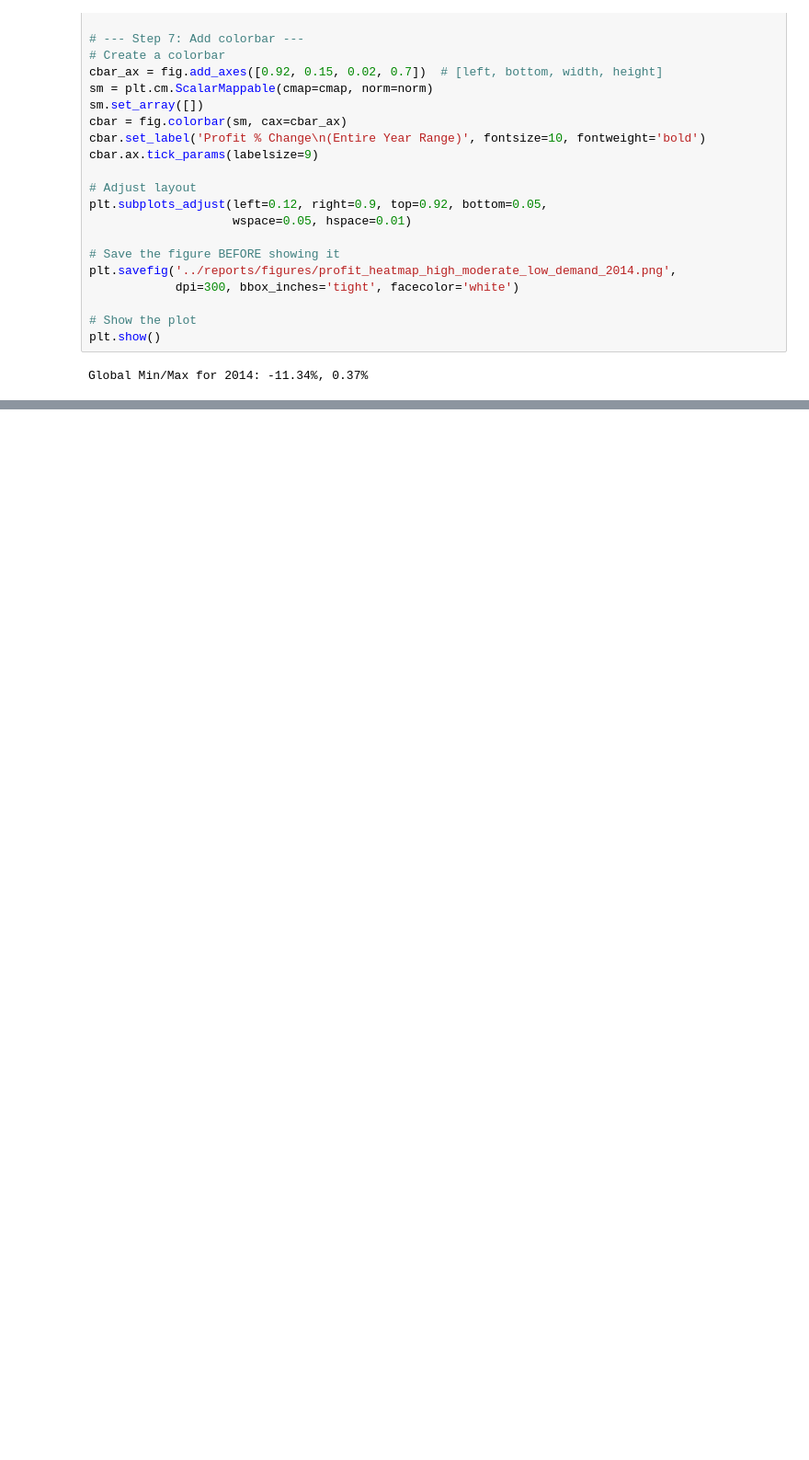
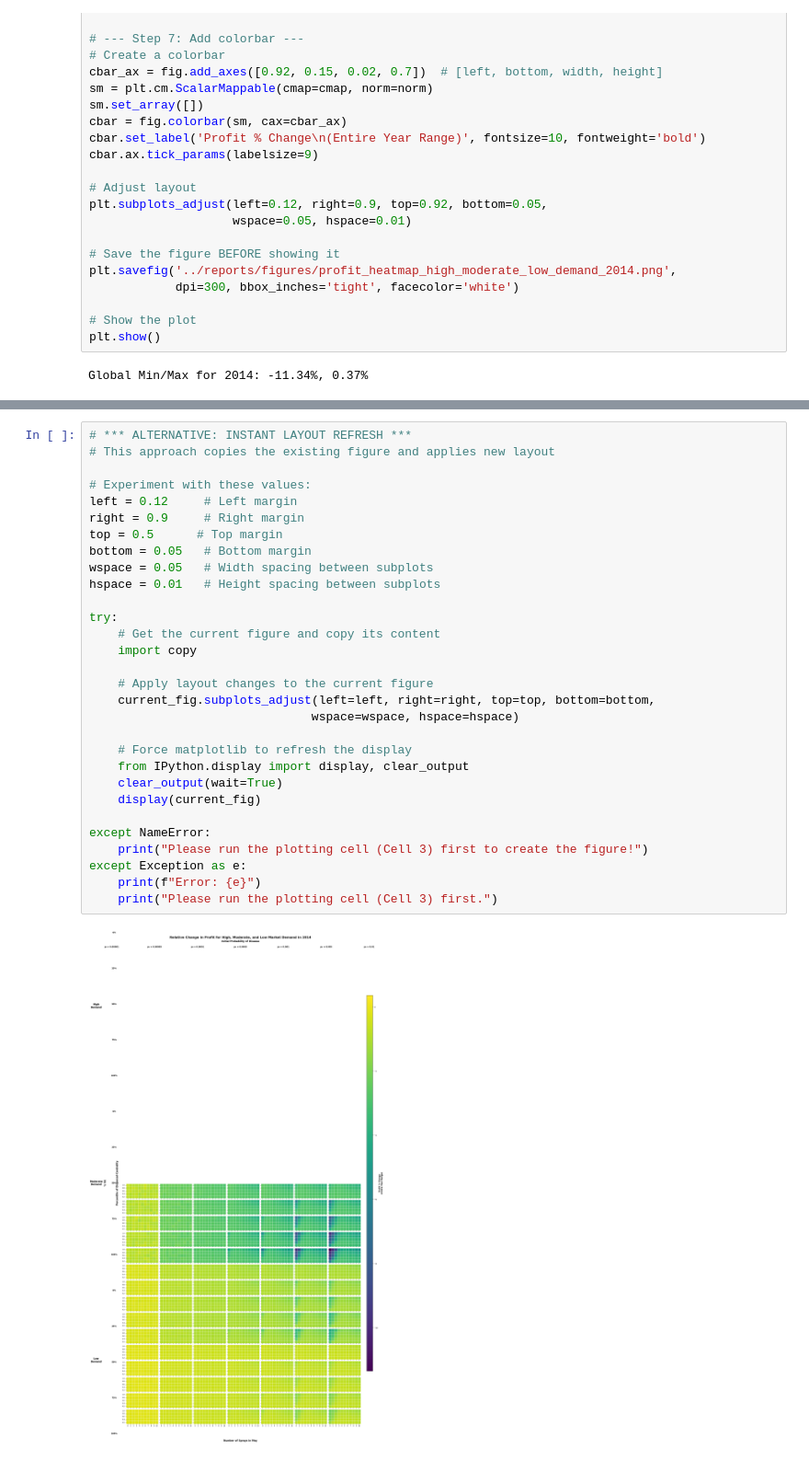
Before and after one commit to joshfpedro/hops-project-2025, a Jupyter notebook: notebooks/13.2-heatmaps.ipynb, the cells around one changed output, grey strips where cells are left out. Shown at 92% size. Drawn from its saved outputs; the diff is of its cells as text; blank space fills up the shorter version.

```diff
--- a/notebooks/13.2-heatmaps.ipynb
+++ b/notebooks/13.2-heatmaps.ipynb
@@ -189,0 +432,32 @@ Global Min/Max for 2014: -11.34%, 0.37%
+# %%
+# *** ALTERNATIVE: INSTANT LAYOUT REFRESH ***
+# This approach copies the existing figure and applies new layout
+
+# Experiment with these values:
+left = 0.12     # Left margin
+right = 0.9     # Right margin
+top = 0.5      # Top margin
+bottom = 0.05   # Bottom margin
+wspace = 0.05   # Width spacing between subplots
+hspace = 0.01   # Height spacing between subplots
+
+try:
+    # Get the current figure and copy its content
+    import copy
+
+    # Apply layout changes to the current figure
+    current_fig.subplots_adjust(left=left, right=right, top=top, bottom=bottom,
+                               wspace=wspace, hspace=hspace)
+
+    # Force matplotlib to refresh the display
+    from IPython.display import display, clear_output
+    clear_output(wait=True)
+    display(current_fig)
+
+except NameError:
+    print("Please run the plotting cell (Cell 3) first to create the figure!")
+except Exception as e:
+    print(f"Error: {e}")
+    print("Please run the plotting cell (Cell 3) first.")
+# %% [output]
+[figure, added]
```
Also changed, not shown: parts of 3 cells of this notebook, 1 other file.
